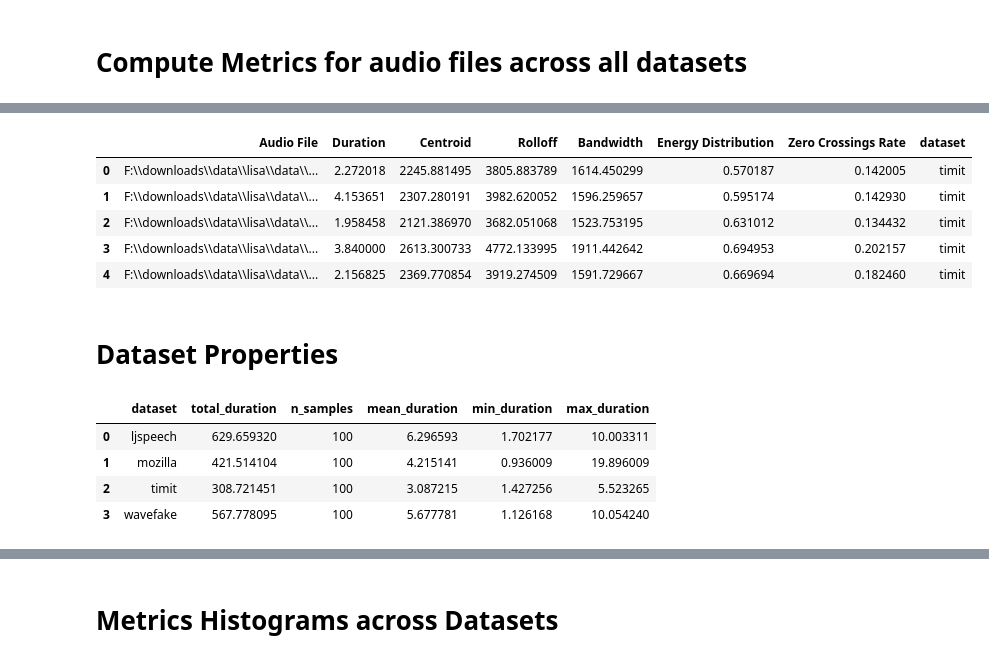
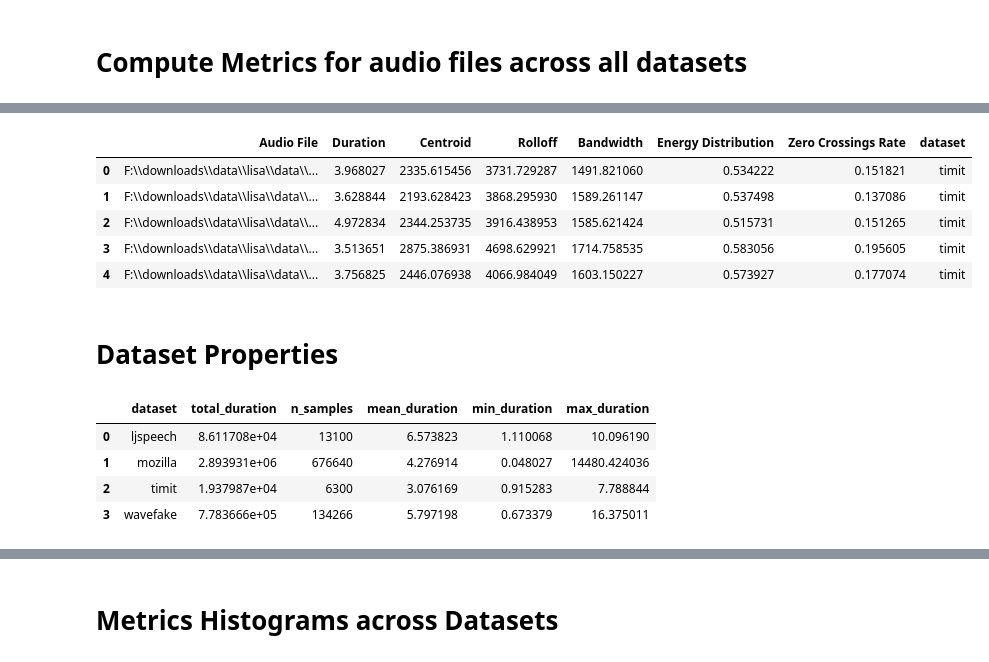
Before and after one commit to cassuci/adf-detector, a Jupyter notebook: 1-1-data-exploring.ipynb, the cells around one changed output, grey strips where cells are left out. Saved outputs shown, nothing was run; the diff lists cells and outputs as text; code cells hidden in the pictures.

```diff
--- a/1-1-data-exploring.ipynb
+++ b/1-1-data-exploring.ipynb
@@ -47,8 +48,9 @@ datasets_dfs = []
 # compute metrics and store into a dataframe
 # afterwards append to the list above
 for dataset in datasets:
+    print(dataset, datetime.now())
     d_file = f'{dataset}_data_files_summary.csv'
-    audio_files = pd.read_csv(d_file).sample(n=100)['full_path'].to_list()
+    audio_files = pd.read_csv(d_file)['full_path'].to_list()
     # Initialize an empty list to store dictionaries of metrics
     results_list = []
 
@@ -68,9 +74,9 @@ results_df.head()
 |  | Audio File | Duration | Centroid | Rolloff | Bandwidth | Energy Distribution | Zero Crossings Rate | dataset |
-| 0 | F:\\downloads\\data\\lisa\\data\\... | 2.272018 | 2245.881495 | 3805.883789 | 1614.450299 | 0.570187 | 0.142005 | timit |
-| 1 | F:\\downloads\\data\\lisa\\data\\... | 4.153651 | 2307.280191 | 3982.620052 | 1596.259657 | 0.595174 | 0.142930 | timit |
-| 2 | F:\\downloads\\data\\lisa\\data\\... | 1.958458 | 2121.386970 | 3682.051068 | 1523.753195 | 0.631012 | 0.134432 | timit |
-| 3 | F:\\downloads\\data\\lisa\\data\\... | 3.840000 | 2613.300733 | 4772.133995 | 1911.442642 | 0.694953 | 0.202157 | timit |
-| 4 | F:\\downloads\\data\\lisa\\data\\... | 2.156825 | 2369.770854 | 3919.274509 | 1591.729667 | 0.669694 | 0.182460 | timit |
+| 0 | F:\\downloads\\data\\lisa\\data\\... | 3.968027 | 2335.615456 | 3731.729287 | 1491.821060 | 0.534222 | 0.151821 | timit |
+| 1 | F:\\downloads\\data\\lisa\\data\\... | 3.628844 | 2193.628423 | 3868.295930 | 1589.261147 | 0.537498 | 0.137086 | timit |
+| 2 | F:\\downloads\\data\\lisa\\data\\... | 4.972834 | 2344.253735 | 3916.438953 | 1585.621424 | 0.515731 | 0.151265 | timit |
+| 3 | F:\\downloads\\data\\lisa\\data\\... | 3.513651 | 2875.386931 | 4698.629921 | 1714.758535 | 0.583056 | 0.195605 | timit |
+| 4 | F:\\downloads\\data\\lisa\\data\\... | 3.756825 | 2446.076938 | 4066.984049 | 1603.150227 | 0.573927 | 0.177074 | timit |
 # %% [markdown]
 # Dataset Properties
 # %%
@@ -83,10 +89,10 @@ results_df_g = results_df.groupby(['dataset']).agg(total_duration=('Duration', '
 results_df_g
 # %% [output]
 |  | dataset | total_duration | n_samples | mean_duration | min_duration | max_duration |
-| 0 | ljspeech | 629.659320 | 100 | 6.296593 | 1.702177 | 10.003311 |
-| 1 | mozilla | 421.514104 | 100 | 4.215141 | 0.936009 | 19.896009 |
-| 2 | timit | 308.721451 | 100 | 3.087215 | 1.427256 | 5.523265 |
-| 3 | wavefake | 567.778095 | 100 | 5.677781 | 1.126168 | 10.054240 |
+| 0 | ljspeech | 8.611708e+04 | 13100 | 6.573823 | 1.110068 | 10.096190 |
+| 1 | mozilla | 2.893931e+06 | 676640 | 4.276914 | 0.048027 | 14480.424036 |
+| 2 | timit | 1.937987e+04 | 6300 | 3.076169 | 0.915283 | 7.788844 |
+| 3 | wavefake | 7.783666e+05 | 134266 | 5.797198 | 0.673379 | 16.375011 |
 # %%
 results_df_d = results_df.groupby('dataset').describe()
 for c in results_df.columns:
```
Also changed, not shown: parts of 4 cells of this notebook, 1 other file.
